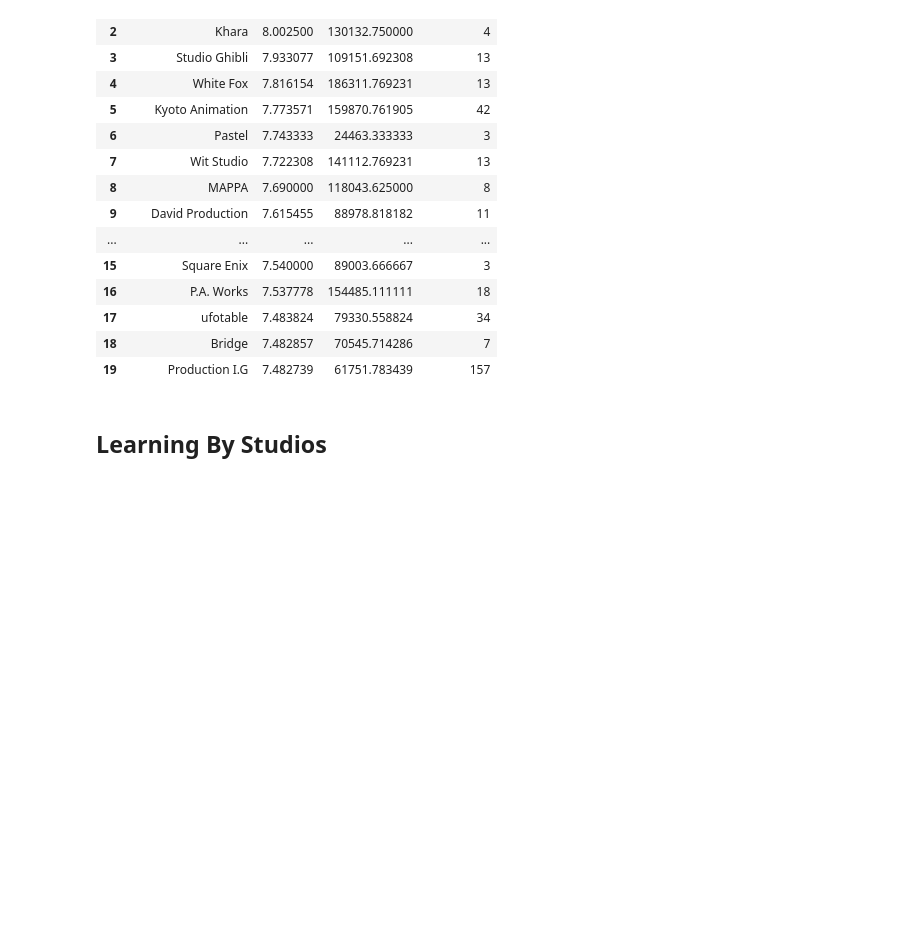
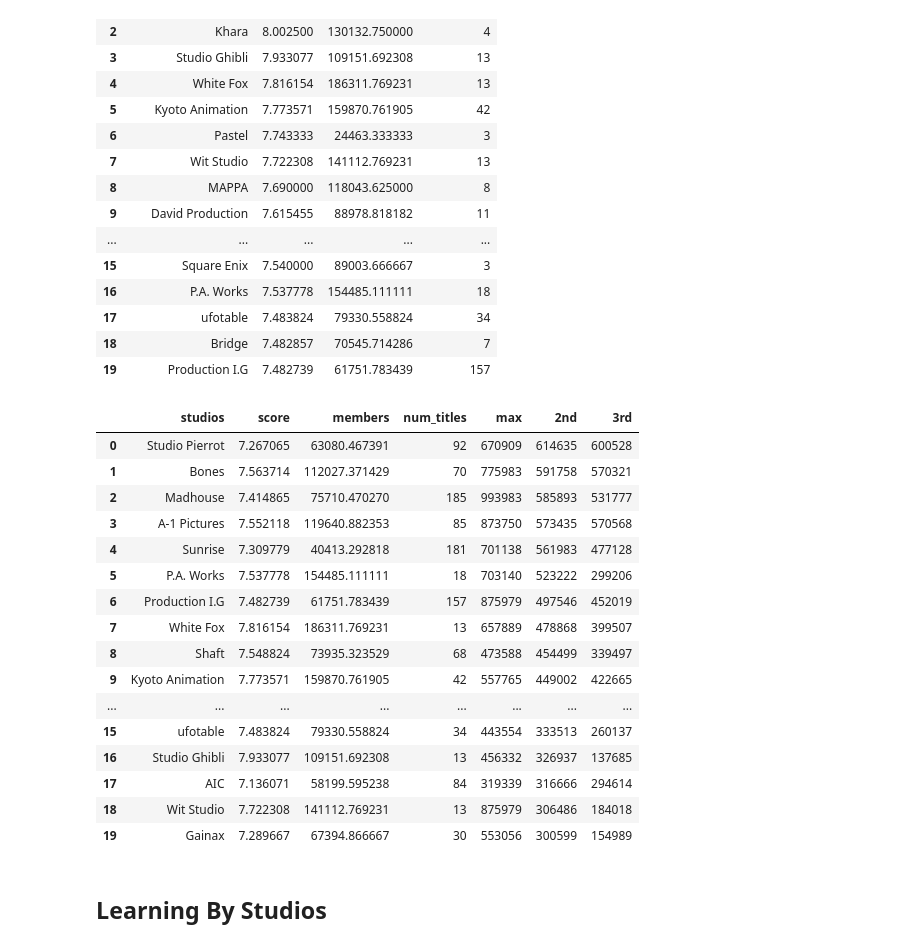
Before and after one commit to FourSwordKirby/MALDataScience, a Jupyter notebook: more_stats.ipynb, the cells around one changed output. Cells and saved outputs as stored; diff of their text form; code cells hidden in the pictures; blank space fills up the shorter version.

```diff
--- a/more_stats.ipynb
+++ b/more_stats.ipynb
@@ -493,6 +493,28 @@ merged[['studios', 'score', 'members', 'num_titles']].head(20)
 | 17 | ufotable | 7.483824 | 79330.558824 | 34 |
 | 18 | Bridge | 7.482857 | 70545.714286 | 7 |
 | 19 | Production I.G | 7.482739 | 61751.783439 | 157 |
+# %%
+merged = merged.sort_values(['2nd'], ascending=False)
+merged = merged.reset_index(drop=True)
+merged[['studios', 'score', 'members', 'num_titles', 'max', '2nd', '3rd']].head(20)
+# %% [output]
+|  | studios | score | members | num_titles | max | 2nd | 3rd |
+| 0 | Studio Pierrot | 7.267065 | 63080.467391 | 92 | 670909 | 614635 | 600528 |
+| 1 | Bones | 7.563714 | 112027.371429 | 70 | 775983 | 591758 | 570321 |
+| 2 | Madhouse | 7.414865 | 75710.470270 | 185 | 993983 | 585893 | 531777 |
+| 3 | A-1 Pictures | 7.552118 | 119640.882353 | 85 | 873750 | 573435 | 570568 |
+| 4 | Sunrise | 7.309779 | 40413.292818 | 181 | 701138 | 561983 | 477128 |
+| 5 | P.A. Works | 7.537778 | 154485.111111 | 18 | 703140 | 523222 | 299206 |
+| 6 | Production I.G | 7.482739 | 61751.783439 | 157 | 875979 | 497546 | 452019 |
+| 7 | White Fox | 7.816154 | 186311.769231 | 13 | 657889 | 478868 | 399507 |
+| 8 | Shaft | 7.548824 | 73935.323529 | 68 | 473588 | 454499 | 339497 |
+| 9 | Kyoto Animation | 7.773571 | 159870.761905 | 42 | 557765 | 449002 | 422665 |
+| ... | ... | ... | ... | ... | ... | ... | ... |
+| 15 | ufotable | 7.483824 | 79330.558824 | 34 | 443554 | 333513 | 260137 |
+| 16 | Studio Ghibli | 7.933077 | 109151.692308 | 13 | 456332 | 326937 | 137685 |
+| 17 | AIC | 7.136071 | 58199.595238 | 84 | 319339 | 316666 | 294614 |
+| 18 | Wit Studio | 7.722308 | 141112.769231 | 13 | 875979 | 306486 | 184018 |
+| 19 | Gainax | 7.289667 | 67394.866667 | 30 | 553056 | 300599 | 154989 |
 # %% [markdown]
 ## Learning By Studios
 # %%
```
Also changed, not shown: parts of 10 cells of this notebook.
